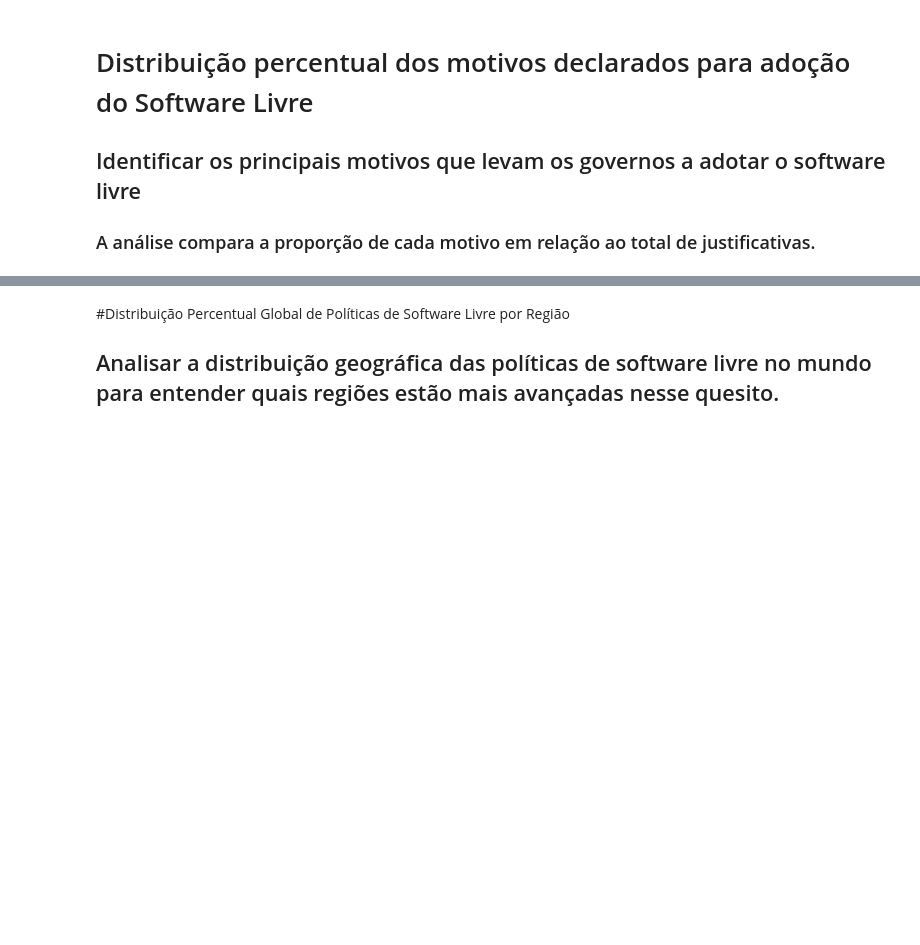
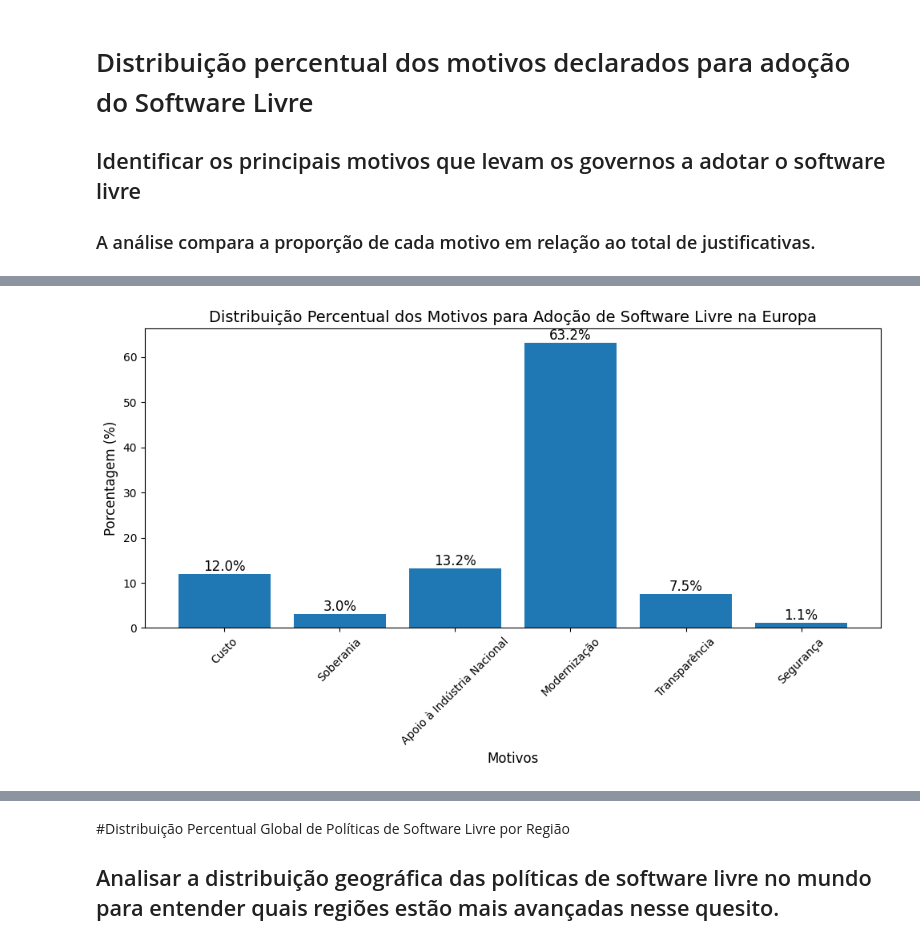
Before and after one commit to LarissaSchmillevitch/analise-dados-software-livre, a Jupyter notebook: analise_software_livre.ipynb, the cells around one changed output, grey strips where cells are left out. Saved outputs shown, nothing was run; the diff lists cells and outputs as text; code cells hidden in the pictures; blank space fills up the shorter version.

```diff
--- a/analise_software_livre.ipynb
+++ b/analise_software_livre.ipynb
@@ -252,0 +253,40 @@ plt.show()
+# %%
+# Filtrar os dados para a Europa
+df_europa = df_open_source_tratada[df_open_source_tratada['Região'] == 'Europa']
+
+# Colunas com os motivos declarados para adoção de OSS
+motivos_cols = ['Custo', 'Soberania', 'Apoio à Indústria Nacional', 'Modernização', 'Transparência', 'Segurança']
+
+# Contar quantas vezes cada motivo foi declarado na Europa
+motivos_europa_sum = df_europa[motivos_cols].sum()
+
+# Calcular o total de ocorrências e a porcentagem
+total_ocorrencias_europa = motivos_europa_sum.sum()
+motivos_europa_percent = (motivos_europa_sum / total_ocorrencias_europa) * 100
+
+# Criar gráfico de barras com as porcentagens para a Europa
+plt.figure(figsize=(10,6))
+bars = plt.bar(motivos_europa_percent.index, motivos_europa_percent.values, color='#1f77b4')  # cor azul escuro
+
+# Adicionar rótulos de porcentagem em cada barra com uma casa decimal
+for bar in bars:
+    height = bar.get_height()
+    plt.text(
+        bar.get_x() + bar.get_width() / 2,  # Posição x (centro da barra)
+        height,                            # Posição y (altura da barra)
+        f'{height:.1f}%',                  # Texto de porcentagem com 1 casa decimal
+        ha='center', va='bottom', fontsize=12  # Centralizar o texto e ajustar a fonte
+    )
+
+# Adicionando título e rótulos ao gráfico
+plt.title("Distribuição Percentual dos Motivos para Adoção de Software Livre na Europa", fontsize=14)
+plt.xlabel("Motivos", fontsize=12)
+plt.ylabel("Porcentagem (%)", fontsize=12)
+plt.xticks(rotation=45)
+
+# Ajustando o layout e removendo gridlines
+plt.grid(False)
+plt.tight_layout()
+plt.show()
+# %% [output]
+[figure, added]
```
Also changed, not shown: parts of 8 cells of this notebook, 2 other files.
